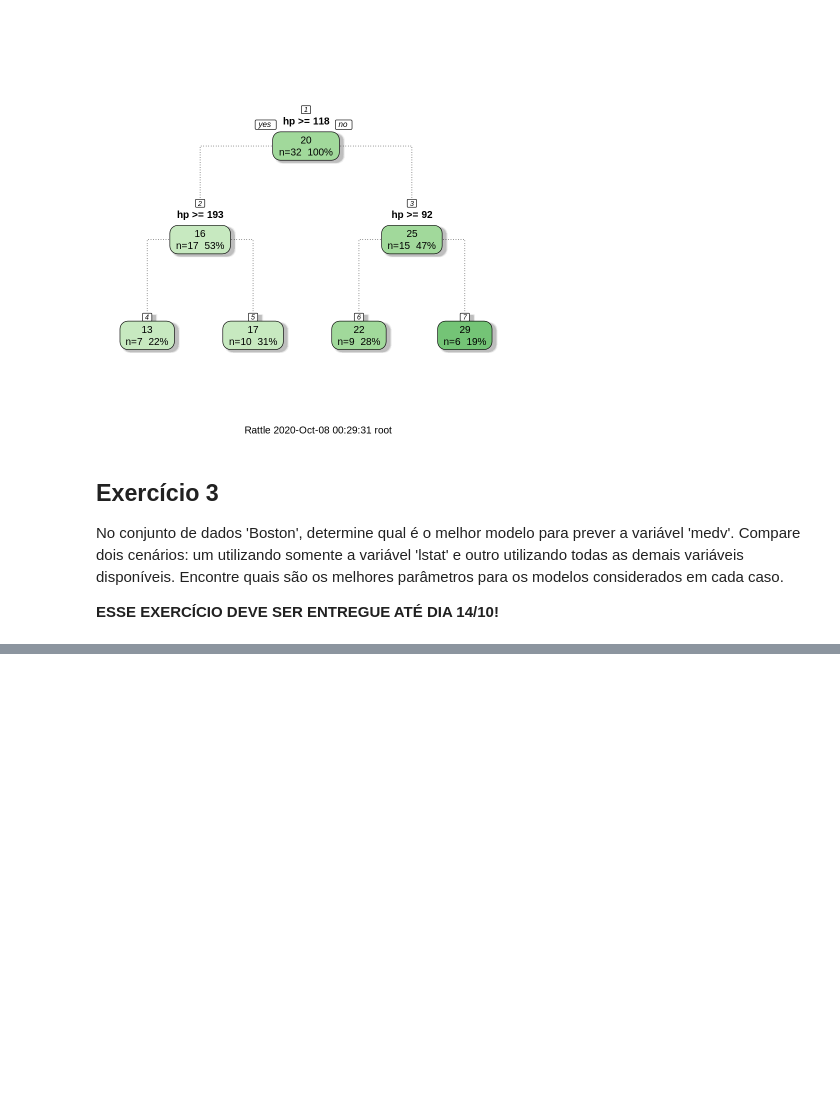
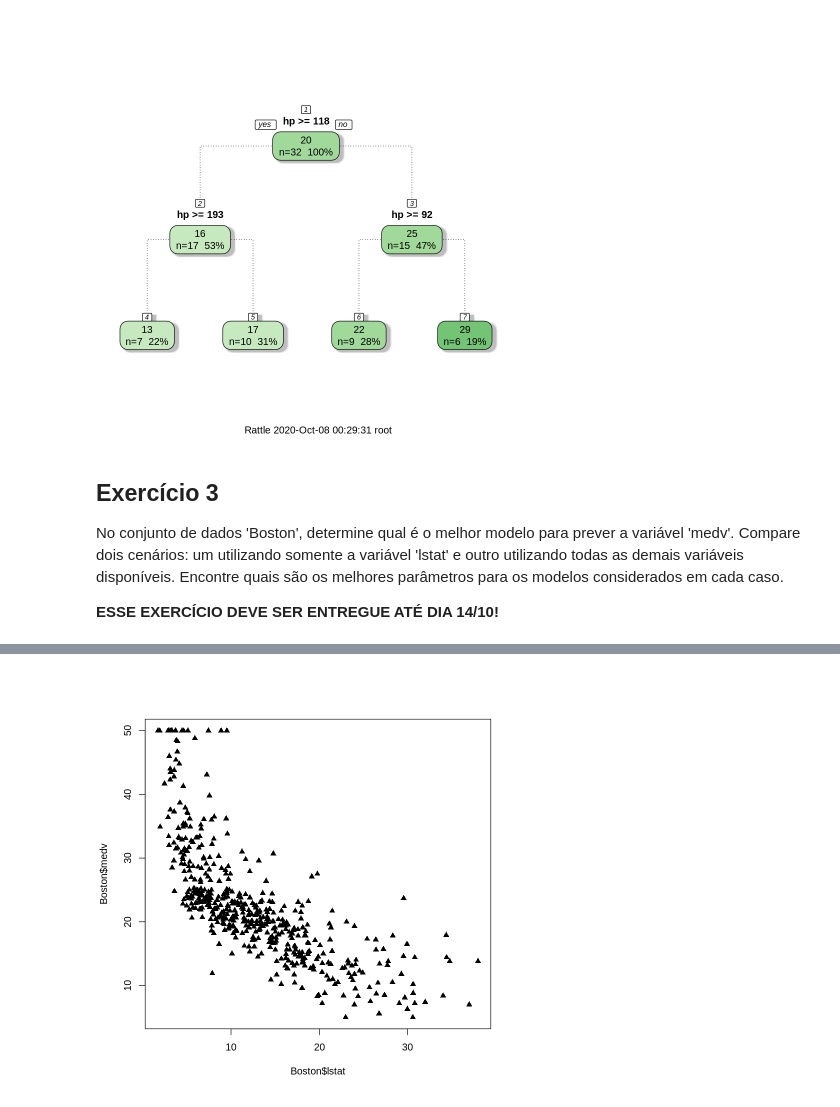
Before and after one commit to ricardorocha86/Topicos-B, a Jupyter notebook: Script_de_Aula.ipynb, the cells around one changed output, grey strips where cells are left out. Cells and saved outputs as stored; diff of their text form; code cells hidden in the pictures; blank space fills up the shorter version.

```diff
--- a/Script_de_Aula.ipynb
+++ b/Script_de_Aula.ipynb
@@ -459,0 +539,4 @@ A data.frame: 6 × 14
+# %%
+plot(Boston$lstat, Boston $medv, pch = 17)
+# %% [output]
+[figure, added]
```
Also changed, not shown: parts of 35 cells of this notebook.
